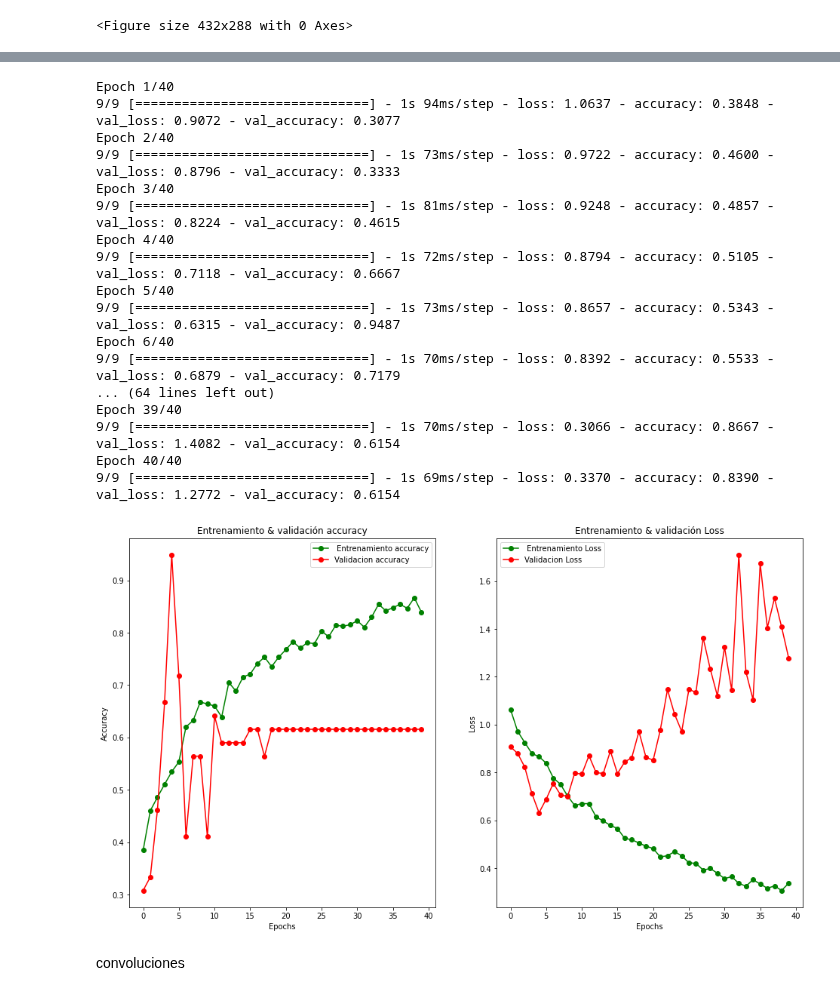
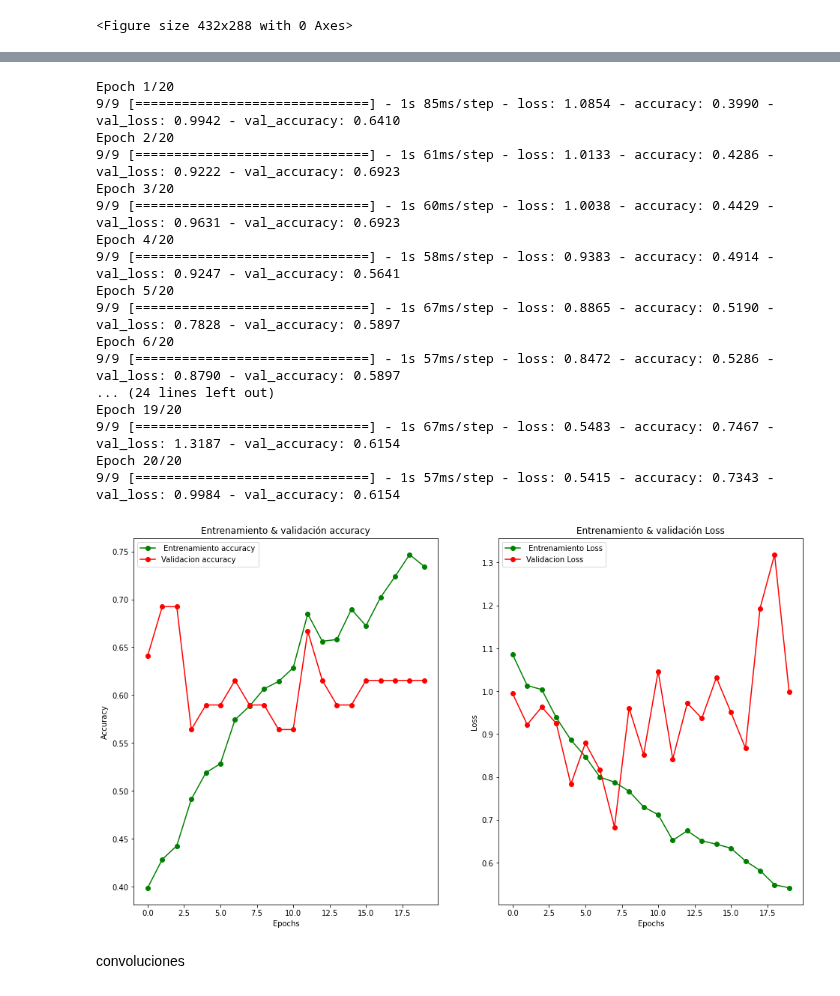
Before and after one commit to joooser/TENSORFLOW2, a Jupyter notebook: Tumor_classiffier.ipynb, the cells around one changed output, grey strips where cells are left out. Drawn from its saved outputs; the diff is of its cells as text; code cells hidden in the pictures.

```diff
--- a/Tumor_classiffier.ipynb
+++ b/Tumor_classiffier.ipynb
@@ -263,56 +291,56 @@ model_optimizer.compile(optimizer= "Adam", loss = "categorical_crossentropy", me
 
 history_optimizer = model_optimizer.fit(
     train_generator,
-    epochs = 40,
+    epochs = 20,
     validation_data = validation_generator
 )
 # %% [output]
-Epoch 1/40
-9/9 [==============================] - 1s 94ms/step - loss: 1.0637 - accuracy: 0.3848 - val_loss: 0.9072 - val_accuracy: 0.3077
-Epoch 2/40
-9/9 [==============================] - 1s 73ms/step - loss: 0.9722 - accuracy: 0.4600 - val_loss: 0.8796 - val_accuracy: 0.3333
-Epoch 3/40
-9/9 [==============================] - 1s 81ms/step - loss: 0.9248 - accuracy: 0.4857 - val_loss: 0.8224 - val_accuracy: 0.4615
-Epoch 4/40
-9/9 [==============================] - 1s 72ms/step - loss: 0.8794 - accuracy: 0.5105 - val_loss: 0.7118 - val_accuracy: 0.6667
-Epoch 5/40
-9/9 [==============================] - 1s 73ms/step - loss: 0.8657 - accuracy: 0.5343 - val_loss: 0.6315 - val_accuracy: 0.9487
-Epoch 6/40
-9/9 [==============================] - 1s 70ms/step - loss: 0.8392 - accuracy: 0.5533 - val_loss: 0.6879 - val_accuracy: 0.7179
-... (64 lines left out)
-Epoch 39/40
-9/9 [==============================] - 1s 70ms/step - loss: 0.3066 - accuracy: 0.8667 - val_loss: 1.4082 - val_accuracy: 0.6154
-Epoch 40/40
-9/9 [==============================] - 1s 69ms/step - loss: 0.3370 - accuracy: 0.8390 - val_loss: 1.2772 - val_accuracy: 0.6154
+Epoch 1/20
+9/9 [==============================] - 1s 85ms/step - loss: 1.0854 - accuracy: 0.3990 - val_loss: 0.9942 - val_accuracy: 0.6410
+Epoch 2/20
+9/9 [==============================] - 1s 61ms/step - loss: 1.0133 - accuracy: 0.4286 - val_loss: 0.9222 - val_accuracy: 0.6923
+Epoch 3/20
+9/9 [==============================] - 1s 60ms/step - loss: 1.0038 - accuracy: 0.4429 - val_loss: 0.9631 - val_accuracy: 0.6923
+Epoch 4/20
+9/9 [==============================] - 1s 58ms/step - loss: 0.9383 - accuracy: 0.4914 - val_loss: 0.9247 - val_accuracy: 0.5641
+Epoch 5/20
+9/9 [==============================] - 1s 67ms/step - loss: 0.8865 - accuracy: 0.5190 - val_loss: 0.7828 - val_accuracy: 0.5897
+Epoch 6/20
+9/9 [==============================] - 1s 57ms/step - loss: 0.8472 - accuracy: 0.5286 - val_loss: 0.8790 - val_accuracy: 0.5897
+... (24 lines left out)
+Epoch 19/20
+9/9 [==============================] - 1s 67ms/step - loss: 0.5483 - accuracy: 0.7467 - val_loss: 1.3187 - val_accuracy: 0.6154
+Epoch 20/20
+9/9 [==============================] - 1s 57ms/step - loss: 0.5415 - accuracy: 0.7343 - val_loss: 0.9984 - val_accuracy: 0.6154
 # %%
 def visualizacion_resultados(history):
-  epochs = [i for i in range(40)]
+  epochs = [i for i in range(20)]
   fig, ax = plt.subplots(1,2)
   train_acc = history.history["accuracy"]
   train_loss = history.history["loss"]
   val_acc = history.history["val_accuracy"]
   val_loss = history.history["val_loss"]
   fig.set_size_inches(16, 9)
 
   ax[0].plot(epochs, train_acc, "go-", label =" Entrenamiento accuracy")
   ax[0].plot(epochs, val_acc, "ro-", label= "Validacion accuracy")
   ax[0].set_title("Entrenamiento & validación accuracy")
   ax[0].legend()
   ax[0].set_xlabel("Epochs")
   ax[0].set_ylabel("Accuracy")
 
   ax[1].plot(epochs, train_loss, "go-", label =" Entrenamiento Loss")
   ax[1].plot(epochs, val_loss, "ro-", label= "Validacion Loss")
   ax[1].set_title("Entrenamiento & validación Loss")
   ax[1].legend()
   ax[1].set_xlabel("Epochs")
   ax[1].set_ylabel("Loss")
 
   plt.show()
 
 visualizacion_resultados(history_optimizer)
 # %% [output]
-[figure, old version]
+[figure, new version]
 # %% [markdown]
 convoluciones
 # %%
```
Also changed, not shown: parts of 30 cells of this notebook.
